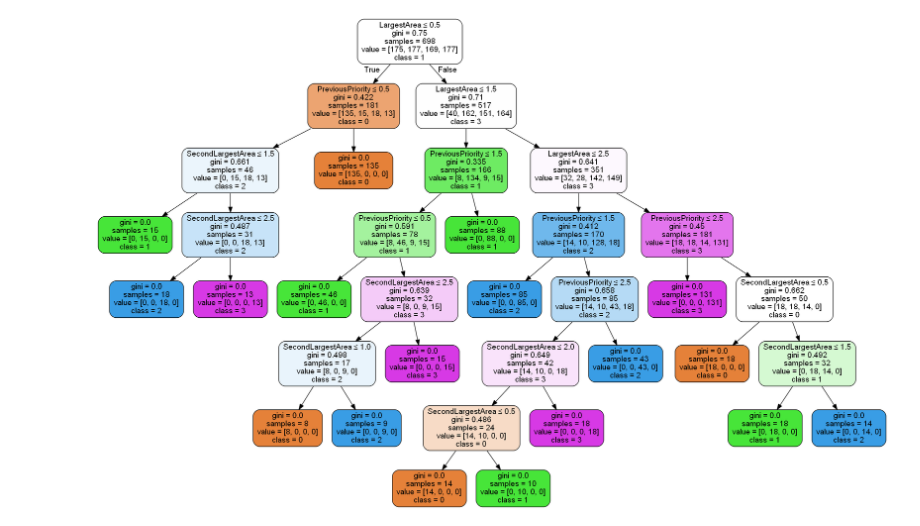
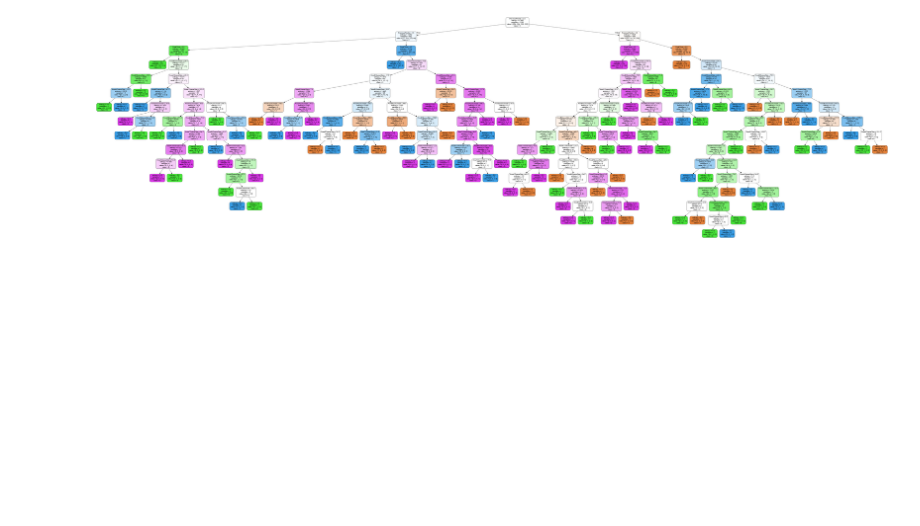
Before and after one commit to Mayo89/TrafficManagement, a Jupyter notebook: TrafficData_DT.ipynb, the cells around one changed output. Cells and saved outputs as stored; diff of their text form; code cells hidden in the pictures; blank space fills up the shorter version.

```diff
--- a/TrafficData_DT.ipynb
+++ b/TrafficData_DT.ipynb
@@ -19,0 +20,6 @@ data.head()
+# %%
+le = preprocessing.LabelEncoder()
+
+X_2 = data.apply(le.fit_transform)
+
+X_2.head()
@@ -20,5 +33,5 @@ data.head()
 # %%
 #split dataset in features and target variable
-feature_cols = ['PeakTraffic','LargestArea','SecondLargestArea', 'PreviousPriority']
-X = data[feature_cols] # Features
+feature_cols = ['AreaAQueueSize','AreaBQueueSize','AreaCQueueSize', 'AreaDQueueSize', 'PeakTime', 'PreviousPriority']
+X = X_2[feature_cols] # Features
 y = data.Priority # Target variable
@@ -41,9 +38,9 @@ X_2.head()
 # %%
 # Split dataset into training set and test set
-X_train, X_test, y_train, y_test = train_test_split(X_2, y, test_size=0.3, random_state=1) # 70% training and 30% test
+X_train, X_test, y_train, y_test = train_test_split(X, y, test_size=0.3, random_state=1) # 70% training and 30% test
 # %%
 # Create Decision Tree classifer object
-clf = DecisionTreeClassifier()
+clf = DecisionTreeClassifier(criterion='entropy')
 
 # Train Decision Tree Classifer
 clf = clf.fit(X_train,y_train)
@@ -58,15 +55,15 @@ print("Accuracy:",metrics.accuracy_score(y_test, y_pred))
 # %%
 from sklearn.tree import export_graphviz
 from sklearn.externals.six import StringIO
 from IPython.display import Image
 import pydotplus
 
 dot_data = StringIO()
 export_graphviz(clf, out_file=dot_data,
                 filled=True, rounded=True,
-                special_characters=True,feature_names = feature_cols,class_names=['0','1','2','3'])
+                special_characters=True,feature_names = feature_cols,class_names=['A','B','C','D'])
 graph = pydotplus.graph_from_dot_data(dot_data.getvalue())
 graph.write_png('traffic.png')
 Image(graph.create_png())
 # %% [output]
-[figure, old version]
+[figure, new version]
```
Also changed, not shown: parts of 4 cells of this notebook, 3 other files.
